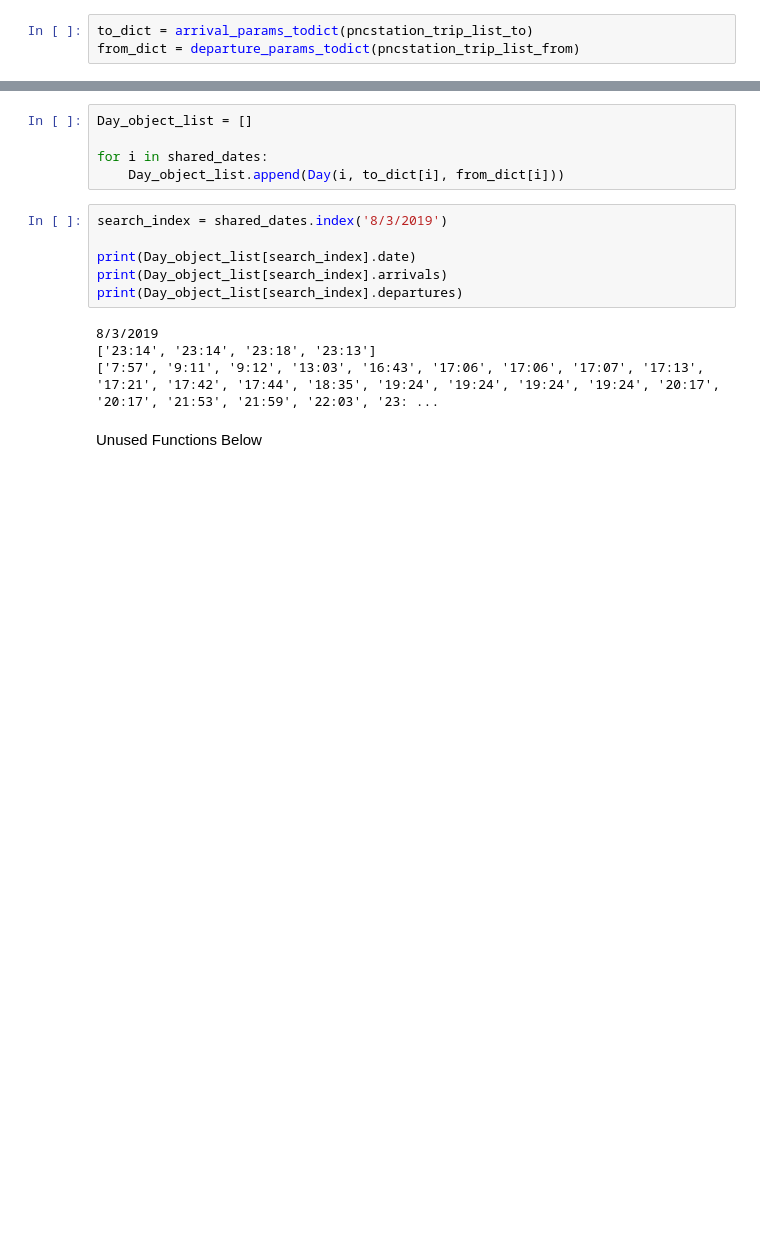
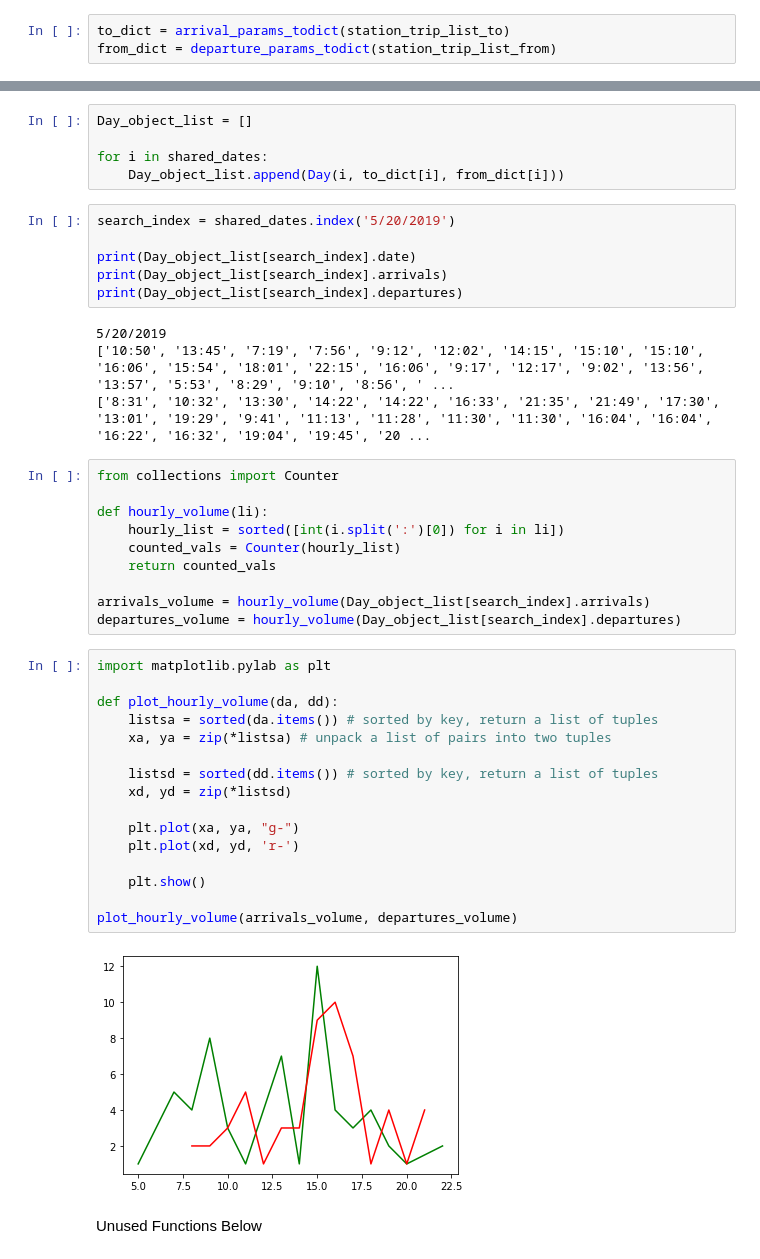
Before and after one commit to camhwilson/HealthyRide, a Jupyter notebook: combine_data_resources.ipynb, the cells around one changed output, grey strips where cells are left out. Drawn from its saved outputs; the diff is of its cells as text; blank space fills up the shorter version.

Commit message:
added weekday parameter to trip object, began to experiment with matplotlib figures in notebook

```diff
--- a/combine_data_resources.ipynb
+++ b/combine_data_resources.ipynb
@@ -97,7 +101,7 @@ def arrival_params_todict(list_of_trip_objects):
     return daily_dict
 # %%
-to_dict = arrival_params_todict(pncstation_trip_list_to)
-from_dict = departure_params_todict(pncstation_trip_list_from)
+to_dict = arrival_params_todict(station_trip_list_to)
+from_dict = departure_params_todict(station_trip_list_from)
 # %%
 to_dates = list(to_dict.keys())
 from_dates = list(from_dict.keys())
@@ -112,15 +116,43 @@ Day_object_list = []
 for i in shared_dates:
     Day_object_list.append(Day(i, to_dict[i], from_dict[i]))
 # %%
-search_index = shared_dates.index('8/3/2019')
+search_index = shared_dates.index('5/20/2019')
 
 print(Day_object_list[search_index].date)
 print(Day_object_list[search_index].arrivals)
 print(Day_object_list[search_index].departures)
 # %% [output]
-8/3/2019
-['23:14', '23:14', '23:18', '23:13']
-['7:57', '9:11', '9:12', '13:03', '16:43', '17:06', '17:06', '17:07', '17:13', '17:21', '17:42', '17:44', '18:35', '19:24', '19:24', '19:24', '19:24', '20:17', '20:17', '21:53', '21:59', '22:03', '23: ...
+5/20/2019
+['10:50', '13:45', '7:19', '7:56', '9:12', '12:02', '14:15', '15:10', '15:10', '16:06', '15:54', '18:01', '22:15', '16:06', '9:17', '12:17', '9:02', '13:56', '13:57', '5:53', '8:29', '9:10', '8:56', ' ...
+['8:31', '10:32', '13:30', '14:22', '14:22', '16:33', '21:35', '21:49', '17:30', '13:01', '19:29', '9:41', '11:13', '11:28', '11:30', '11:30', '16:04', '16:04', '16:22', '16:32', '19:04', '19:45', '20 ...
+# %%
+from collections import Counter
+
+def hourly_volume(li):
+    hourly_list = sorted([int(i.split(':')[0]) for i in li])
+    counted_vals = Counter(hourly_list)
+    return counted_vals
+
+arrivals_volume = hourly_volume(Day_object_list[search_index].arrivals)
+departures_volume = hourly_volume(Day_object_list[search_index].departures)
+# %%
+import matplotlib.pylab as plt
+
+def plot_hourly_volume(da, dd):
+    listsa = sorted(da.items()) # sorted by key, return a list of tuples
+    xa, ya = zip(*listsa) # unpack a list of pairs into two tuples
+
+    listsd = sorted(dd.items()) # sorted by key, return a list of tuples
+    xd, yd = zip(*listsd)
+
+    plt.plot(xa, ya, "g-")
+    plt.plot(xd, yd, 'r-')
+
+    plt.show()
+
+plot_hourly_volume(arrivals_volume, departures_volume)
+# %% [output]
+[figure, added]
 # %% [markdown]
 Unused Functions Below
 # %%
```
Also changed, not shown: parts of 9 cells of this notebook, 2 other files.
